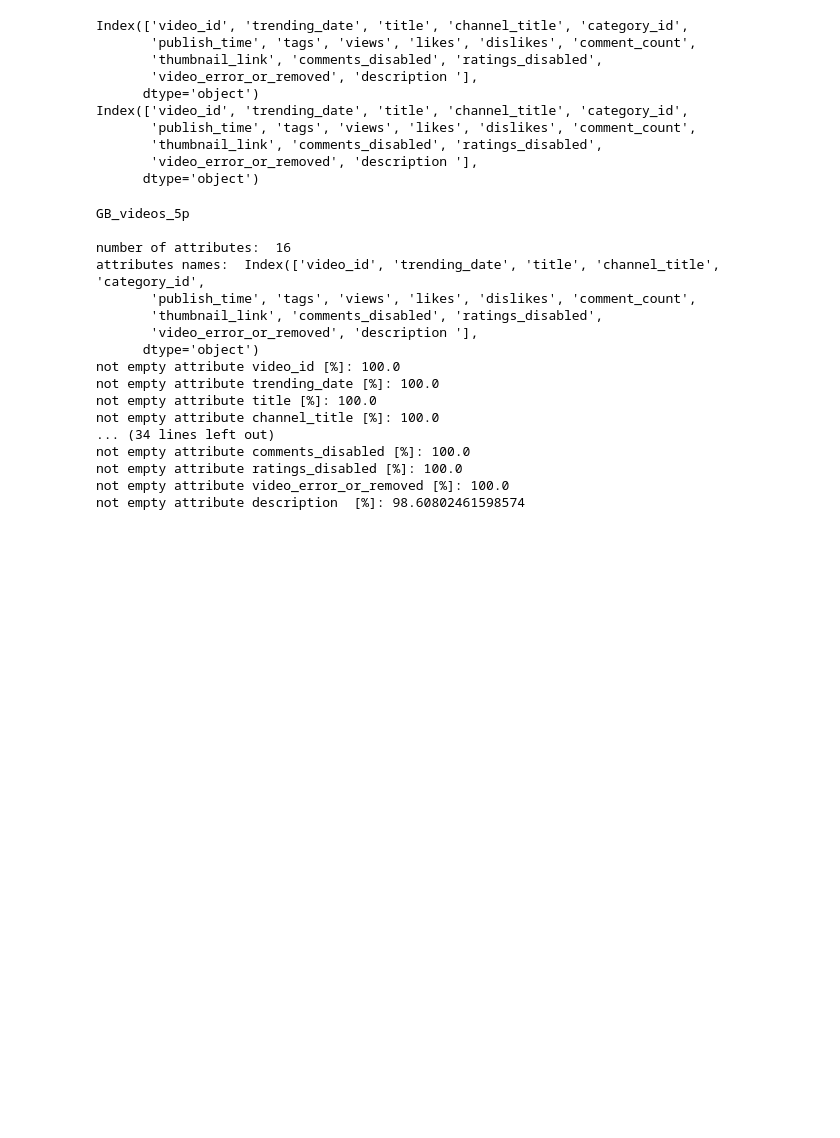
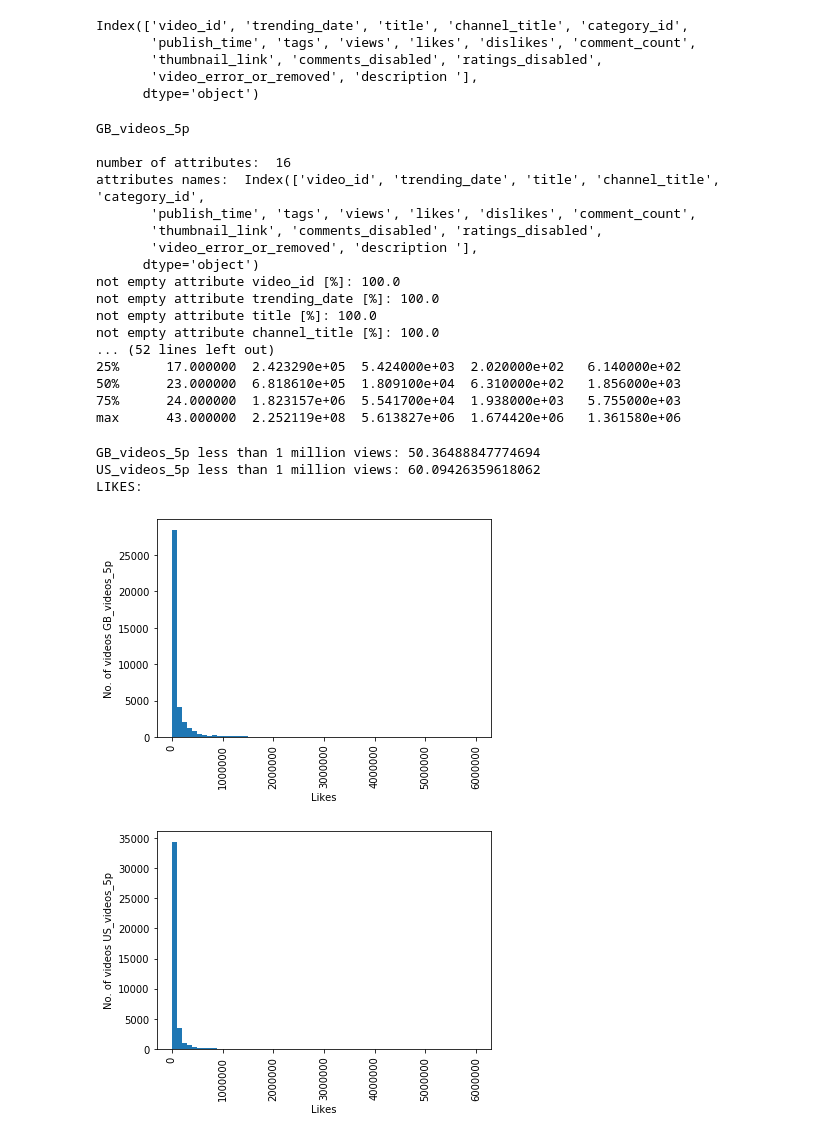
Before and after one commit to Bartosz-Gorka-Archive/youtube-trending-videos, a Jupyter notebook: youtube_trending_videos.ipynb, the cells around one changed output. Drawn from its saved outputs; the diff is of its cells as text; code cells hidden in the pictures; blank space fills up the shorter version.

Commit message:
add some visualization to basic analysis

```diff
--- a/youtube_trending_videos.ipynb
+++ b/youtube_trending_videos.ipynb
@@ -19,7 +25,6 @@ import seaborn as sns
 # %%
 # get youtube data
 import json
-import pandas as pd
 
 directoryPath = '/youtube_data'
 GB_category_id = {}
@@ -35,18 +40,12 @@ with open(drivePath + directoryPath + '/US_category_id.json') as json_file:
 US_videos_5p = pd.read_csv(drivePath + directoryPath + '/US_videos_5p.csv', encoding='ISO-8859-1', sep=';')
 
 print(GB_videos_5p.columns)
-print(US_videos_5p.columns)
 # %% [output]
 Index(['video_id', 'trending_date', 'title', 'channel_title', 'category_id',
        'publish_time', 'tags', 'views', 'likes', 'dislikes', 'comment_count',
        'thumbnail_link', 'comments_disabled', 'ratings_disabled',
        'video_error_or_removed', 'description '],
       dtype='object')
-Index(['video_id', 'trending_date', 'title', 'channel_title', 'category_id',
-       'publish_time', 'tags', 'views', 'likes', 'dislikes', 'comment_count',
-       'thumbnail_link', 'comments_disabled', 'ratings_disabled',
-       'video_error_or_removed', 'description '],
-      dtype='object')
 # %%
 # Basic analysis All
 
@@ -56,12 +55,15 @@ print('number of attributes: ', len(GB_videos_5p.columns))
 print('attributes names: ', GB_videos_5p.columns)
 for n in GB_videos_5p.columns:
   print('not empty attribute', n, '[%]:', 100 * len(GB_videos_5p[GB_videos_5p[n].notnull()]) / len(GB_videos_5p))
+print(GB_videos_5p.describe())
+
 # US_videos_5p
 print('\n\nUS_videos_5p\n')
 print('number of attributes: ', len(US_videos_5p.columns))
 print('attributes names: ', US_videos_5p.columns)
 for n in US_videos_5p.columns:
   print('not empty attribute', n, '[%]:', 100 * len(US_videos_5p[US_videos_5p[n].notnull()]) / len(US_videos_5p))
+print(US_videos_5p.describe())
 # %% [output]
 GB_videos_5p
 
@@ -75,8 +77,36 @@ not empty attribute video_id [%]: 100.0
 not empty attribute trending_date [%]: 100.0
 not empty attribute title [%]: 100.0
 not empty attribute channel_title [%]: 100.0
-... (34 lines left out)
-not empty attribute comments_disabled [%]: 100.0
-not empty attribute ratings_disabled [%]: 100.0
-not empty attribute video_error_or_removed [%]: 100.0
-not empty attribute description  [%]: 98.60802461598574
+... (52 lines left out)
+25%      17.000000  2.423290e+05  5.424000e+03  2.020000e+02   6.140000e+02
+50%      23.000000  6.818610e+05  1.809100e+04  6.310000e+02   1.856000e+03
+75%      24.000000  1.823157e+06  5.541700e+04  1.938000e+03   5.755000e+03
+max      43.000000  2.252119e+08  5.613827e+06  1.674420e+06   1.361580e+06
+# %%
+print('GB_videos_5p less than 1 million views:', GB_videos_5p[GB_videos_5p['views'] < 1e6]['views'].count() / GB_videos_5p['views'].count() * 100)
+print('US_videos_5p less than 1 million views:', US_videos_5p[US_videos_5p['views'] < 1e6]['views'].count() / US_videos_5p['views'].count() * 100)
+
+# GB_videos_5p
+print('LIKES:')
+plt.rc('figure.subplot', wspace=0.9)
+fig, ax = plt.subplots()
+_ = sns.distplot(GB_videos_5p["likes"], kde=False,
+                 hist_kws={'alpha': 1},
+                 bins=np.linspace(0, 6e6, 61), ax=ax)
+_ = ax.set(xlabel="Likes", ylabel="No. of videos GB_videos_5p")
+_ = plt.xticks(rotation=90)
+
+# US_videos_5p
+plt.rc('figure.subplot', wspace=0.9)
+fig, ax = plt.subplots()
+_ = sns.distplot(US_videos_5p["likes"], kde=False,
+                 hist_kws={'alpha': 1},
+                 bins=np.linspace(0, 6e6, 61), ax=ax)
+_ = ax.set(xlabel="Likes", ylabel="No. of videos US_videos_5p")
+_ = plt.xticks(rotation=90)
+# %% [output]
+GB_videos_5p less than 1 million views: 50.36488847774694
+US_videos_5p less than 1 million views: 60.09426359618062
+LIKES:
+[figure, added]
+[figure, added]
```
Also changed, not shown: parts of 7 cells of this notebook.
